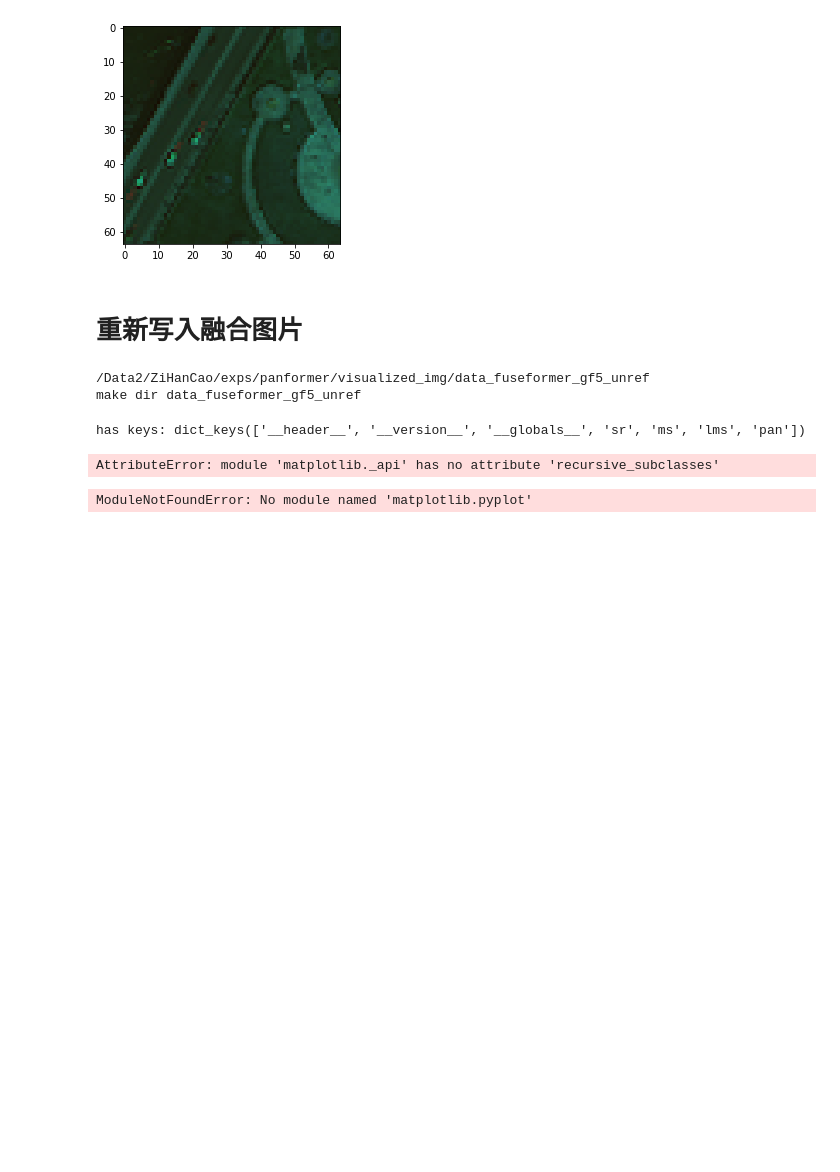
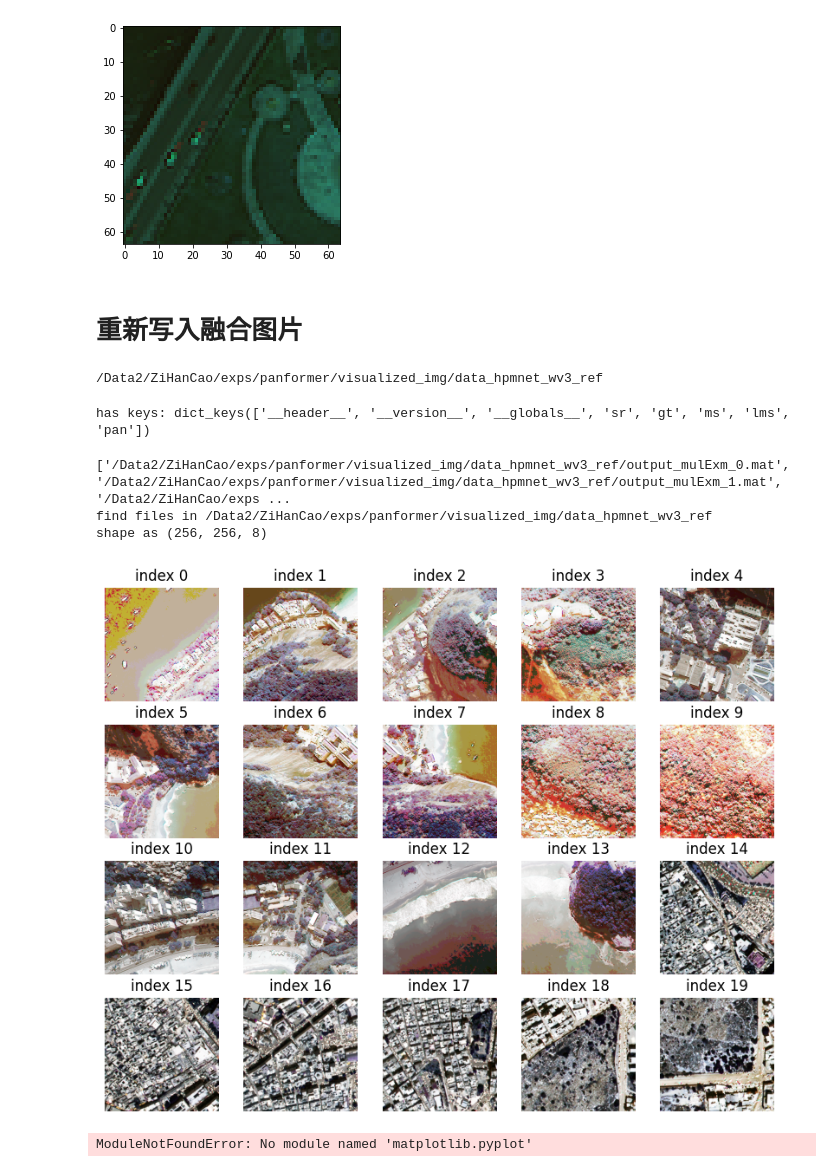
Before and after one commit to 294coder/Dif-PAN, a Jupyter notebook: misc_notebook.ipynb, the cells around one changed output. Cells and saved outputs as stored; diff of their text form; code cells hidden in the pictures; blank space fills up the shorter version.

```diff
--- a/misc_notebook.ipynb
+++ b/misc_notebook.ipynb
@@ -304,7 +304,7 @@ import scipy.io as io
 from tqdm import tqdm
 
 
-file = r'/Data2/ZiHanCao/exps/panformer/visualized_img/data_fuseformer_gf5_unref.mat'
+file = r'/Data2/ZiHanCao/exps/panformer/visualized_img/data_hpmnet_wv3_ref.mat'
 
 name = file.split('/')[-1].strip('.mat')
 path = f'/Data2/ZiHanCao/exps/panformer/visualized_img/{name}'
@@ -314,8 +314,7 @@ if not osp.exists(path):
     os.mkdir(path)
     print(f'make dir {name}')
 # %% [output]
-/Data2/ZiHanCao/exps/panformer/visualized_img/data_fuseformer_gf5_unref
-make dir data_fuseformer_gf5_unref
+/Data2/ZiHanCao/exps/panformer/visualized_img/data_hpmnet_wv3_ref
 # %%
 mat_file = io.loadmat(file)
 print(f'has keys: {mat_file.keys()}')
@@ -327,37 +326,45 @@ else:
     bar = tqdm(range(sr.shape[0]))
     for i in bar:
         save_path = osp.join(path, save_prefix+f'{i}.mat')
-        sr_i = np.transpose(sr[i-1, ...], [1,2,0])
+        sr_i = np.transpose(sr[i, ...], [1,2,0])
         save_d = {'sr': sr_i}
         io.savemat(save_path, save_d)
         bar.set_description(f'save {i}.mat')
 # %% [output]
-has keys: dict_keys(['__header__', '__version__', '__globals__', 'sr', 'ms', 'lms', 'pan'])
+has keys: dict_keys(['__header__', '__version__', '__globals__', 'sr', 'gt', 'ms', 'lms', 'pan'])
 # %%
 import numpy as np
 import glob
 import matplotlib.pyplot as plt
 import cv2
 
+# path = '/Data2/ZiHanCao/exps/panformer/visualized_img/data_hpmnet_wv3_ref'
+const = 2047.
 files = glob.glob(path+'/*.mat')
+files = sorted(files, key=lambda x: int(x.split('_')[-1].strip('.mat')))
+print(files)
 print(f'find files in {path}')
 f_len = len(files)
 fig, axes = plt.subplots(ncols=np.ceil(f_len/4).astype('int'), nrows=4, figsize=(2*f_len//4, 2*4), dpi=100)
 axes = axes.flatten()
 for i, f in enumerate(files):
-    sr = io.loadmat(f).get('sr')
+    sr = io.loadmat(f).get('sr') / const
     sr=sr.clip(0, 1)
     show_sr = (sr[..., :3]*255).astype('uint8')
     for j in range(3):
         show_sr[..., j] = cv2.equalizeHist(show_sr[..., j])
     axes[i].imshow(show_sr)
     axes[i].set_axis_off()
+    axes[i].set_title(f'index {i}')
 
     if i == 0:
         print(f'shape as {sr.shape}')
 plt.show()
 # %% [output]
-AttributeError: module 'matplotlib._api' has no attribute 'recursive_subclasses'
+['/Data2/ZiHanCao/exps/panformer/visualized_img/data_hpmnet_wv3_ref/output_mulExm_0.mat', '/Data2/ZiHanCao/exps/panformer/visualized_img/data_hpmnet_wv3_ref/output_mulExm_1.mat', '/Data2/ZiHanCao/exps ...
+find files in /Data2/ZiHanCao/exps/panformer/visualized_img/data_hpmnet_wv3_ref
+shape as (256, 256, 8)
+[figure, added]
 # %%
 import matplotlib.pyplot as plt
 # %% [output]
```
Also changed, not shown: 8 other files.
